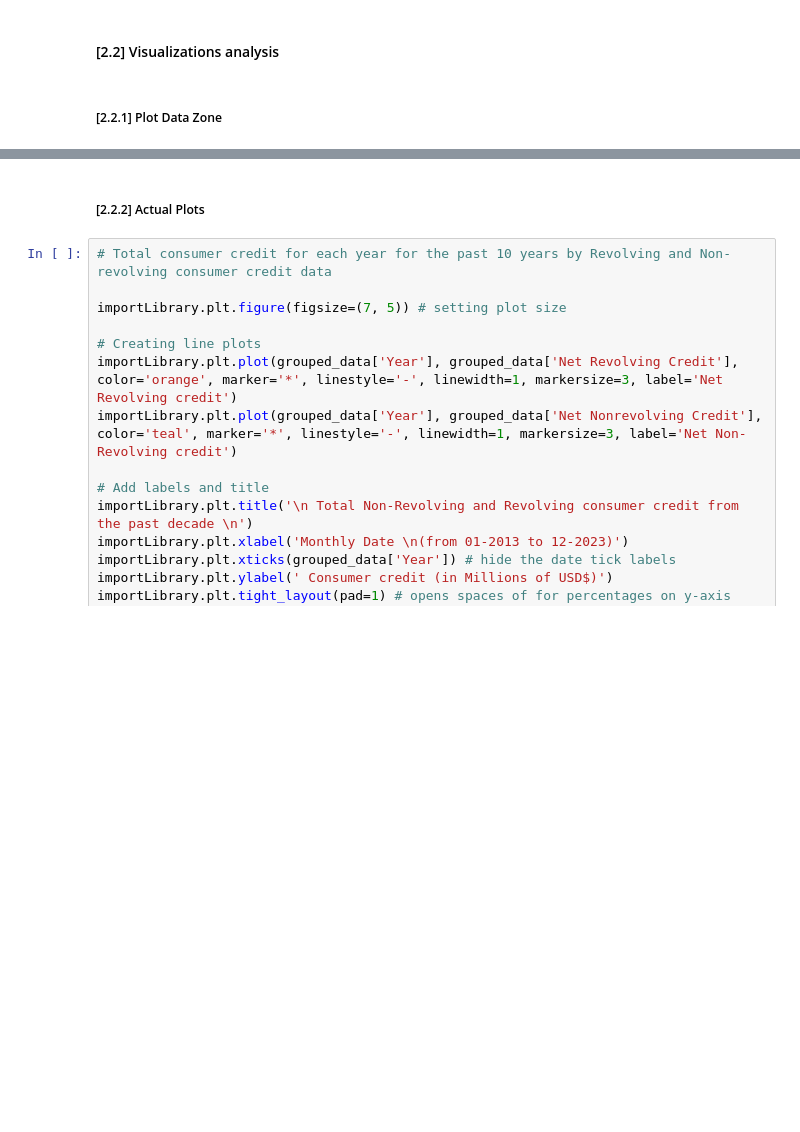
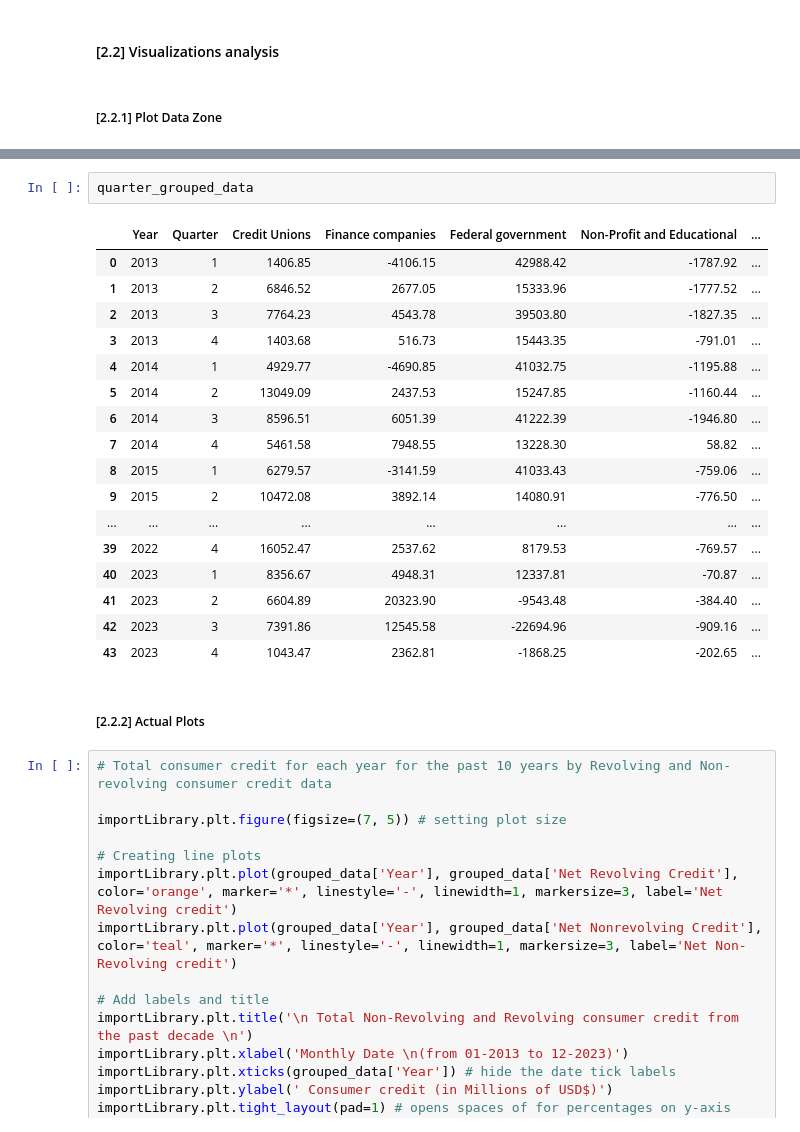
Before and after one commit to S3Stan/Federal_Reserve_Analytics, a Jupyter notebook: ConsumerCredit_NB.ipynb, the cells around one changed output, grey strips where cells are left out. Cells and saved outputs as stored; diff of their text form; blank space fills up the shorter version.

```diff
--- a/ConsumerCredit_NB.ipynb
+++ b/ConsumerCredit_NB.ipynb
@@ -156,6 +181,26 @@ grouped_data = Net_consumer_credit_by_type_df.groupby('Year')[['Net Revolving Cr
 #     #    'Total securitized consumer credit, not seasonally adjusted flow, monthly rate',
 
 # grouped_data = Net_consumer_credit_by_type_df.groupby('Year')[['Net Revolving Credit', 'Net Nonrevolving Credit']].agg('sum').reset_index()
+# %%
+quarter_grouped_data
+# %% [output]
+|  | Year | Quarter | Credit Unions | Finance companies | Federal government | Non-Profit and Educational | ... |
+| 0 | 2013 | 1 | 1406.85 | -4106.15 | 42988.42 | -1787.92 | ... |
+| 1 | 2013 | 2 | 6846.52 | 2677.05 | 15333.96 | -1777.52 | ... |
+| 2 | 2013 | 3 | 7764.23 | 4543.78 | 39503.80 | -1827.35 | ... |
+| 3 | 2013 | 4 | 1403.68 | 516.73 | 15443.35 | -791.01 | ... |
+| 4 | 2014 | 1 | 4929.77 | -4690.85 | 41032.75 | -1195.88 | ... |
+| 5 | 2014 | 2 | 13049.09 | 2437.53 | 15247.85 | -1160.44 | ... |
+| 6 | 2014 | 3 | 8596.51 | 6051.39 | 41222.39 | -1946.80 | ... |
+| 7 | 2014 | 4 | 5461.58 | 7948.55 | 13228.30 | 58.82 | ... |
+| 8 | 2015 | 1 | 6279.57 | -3141.59 | 41033.43 | -759.06 | ... |
+| 9 | 2015 | 2 | 10472.08 | 3892.14 | 14080.91 | -776.50 | ... |
+| ... | ... | ... | ... | ... | ... | ... | ... |
+| 39 | 2022 | 4 | 16052.47 | 2537.62 | 8179.53 | -769.57 | ... |
+| 40 | 2023 | 1 | 8356.67 | 4948.31 | 12337.81 | -70.87 | ... |
+| 41 | 2023 | 2 | 6604.89 | 20323.90 | -9543.48 | -384.40 | ... |
+| 42 | 2023 | 3 | 7391.86 | 12545.58 | -22694.96 | -909.16 | ... |
+| 43 | 2023 | 4 | 1043.47 | 2362.81 | -1868.25 | -202.65 | ... |
 # %% [markdown]
 ##### [2.2.2] Actual Plots
 # %%
```
Also changed, not shown: parts of 9 cells of this notebook, 1 other file.
